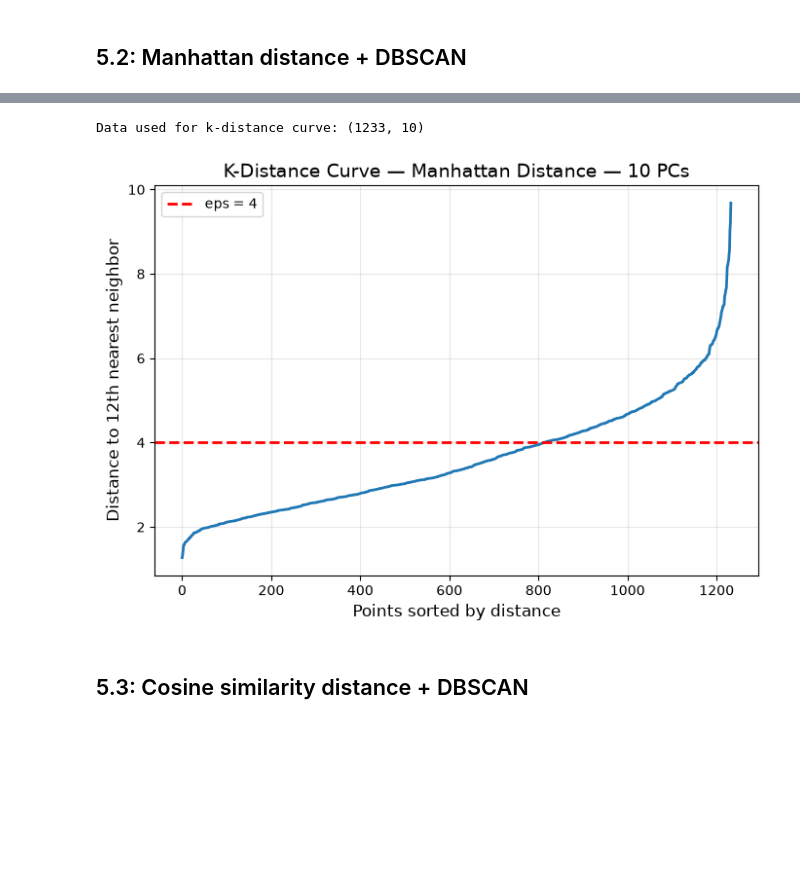
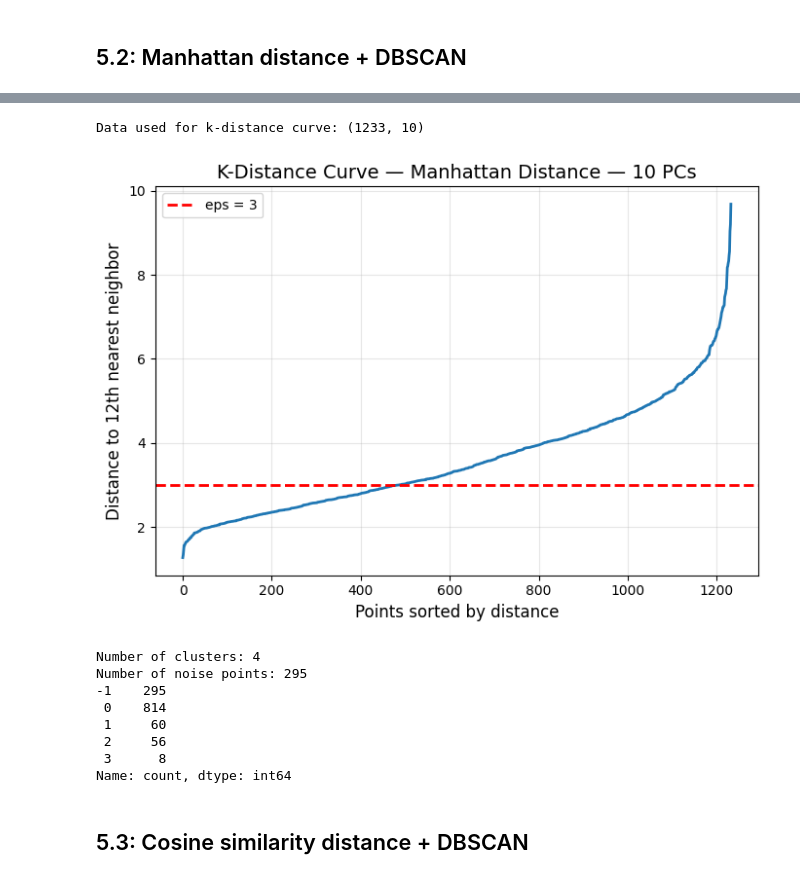
Before and after one commit to kenshin812/data_analysis, a Jupyter notebook: assignment2/submission.ipynb, the cells around one changed output, grey strips where cells are left out. Drawn from its saved outputs; the diff is of its cells as text; code cells hidden in the pictures; blank space fills up the shorter version.

```diff
--- a/assignment2/submission.ipynb
+++ b/assignment2/submission.ipynb
@@ -515,14 +516,8 @@ Name: count, dtype: int64
 # %%
 MIN_SAMPLES = 10
 
-# 1. Find distance to the 10th nearest neighbour
-neighbors = NearestNeighbors(n_neighbors=MIN_SAMPLES,metric="euclidean")
-neighbors.fit(X_cluster)
-distances, _ = neighbors.kneighbors(X_cluster)
-k_distances = np.sort(distances[:, -1])
-
 # 2. DBSCAN parameters
-DBSCAN_EPS = 1.5
+DBSCAN_EPS = 4.0
 
 dbscan_model = DBSCAN(
     eps=DBSCAN_EPS,
@@ -588,12 +579,10 @@ That's why I chose the `eps`=2.5.
 # %%
 # step 2: choose eps values based on the k-distance plot and evaluate clustering results
 eps_values = [
+    1.0,
     1.5,
-    2.0,
-    2.25,
-    2.5,
-    2.75,
-    3.0
+    1.75,
+    2.0
 ]
 
 for eps in eps_values:
@@ -626,7 +613,7 @@ labels_dbscan_example = dbscan_model.fit_predict(
 # %% [markdown]
 ## 3.3: BIRCH Clustering
 # %%
-BIRCH_N_CLUSTERS = 6
+BIRCH_N_CLUSTERS = 4
 
 birch_model = Birch(n_clusters=BIRCH_N_CLUSTERS)
 labels_birch = birch_model.fit_predict(X_cluster)
@@ -989,8 +973,9 @@ display(result_ap)
 | 4 | -1000 | 5 | 0.272501 | 1.240709 | 410.725683 |
 | 5 | -500 | 7 | 0.230162 | 1.286106 | 369.936595 |
 # %%
+MIN_SAMPLES = 10
 results_dbscan_rows = []
-for eps in [1.5, 2.0, 2.25, 2.5]:
+for eps in [1.0, 1.5, 1.75, 2.0]:
     dbscan_model = DBSCAN(eps=eps, min_samples=MIN_SAMPLES)
     labels_dbscan = dbscan_model.fit_predict(X_cluster)
 
@@ -1238,35 +1235,51 @@ distances, _ = neighbors.kneighbors(X_cluster)
 
 # Distance to the 12th nearest neighbour
 k_distances = distances[:, -1]
 
 # Sort distances
 k_distances = np.sort(k_distances)
 
 # 2. Plot
 plt.figure(figsize=(7, 5))
 
 plt.plot(k_distances,linewidth=2)
 
 # Current DBSCAN eps
-plt.axhline(y=4,color="red",linestyle="--",linewidth=2,label="eps = 4")
+plt.axhline(y=3,color="red",linestyle="--",linewidth=2,label="eps = 3")
 
 # Keep text sizes fixed
 plt.xlabel("Points sorted by distance",fontsize=12)
 
 plt.ylabel(f"Distance to {MIN_SAMPLES}th nearest neighbor",fontsize=12)
 
 plt.title("K-Distance Curve — Manhattan Distance — 10 PCs",fontsize=14)
 
 plt.xticks(fontsize=10)
 plt.yticks(fontsize=10)
 
 plt.grid(alpha=0.3)
 plt.legend(fontsize=10)
 plt.tight_layout()
 plt.show()
+print("Number of clusters:", n_clusters_dbscan)
+print("Number of noise points:", n_noise)
+
+print(
+    pd.Series(labels_dbscan)
+    .value_counts()
+    .sort_index()
+)
 # %% [output]
 Data used for k-distance curve: (1233, 10)
-[figure, old version]
+[figure, new version]
+Number of clusters: 4
+Number of noise points: 295
+-1    295
+ 0    814
+ 1     60
+ 2     56
+ 3      8
+Name: count, dtype: int64
 # %% [markdown]
 ## 5.3: Cosine similarity distance + DBSCAN
 # %%
```
Also changed, not shown: parts of 27 cells of this notebook.
